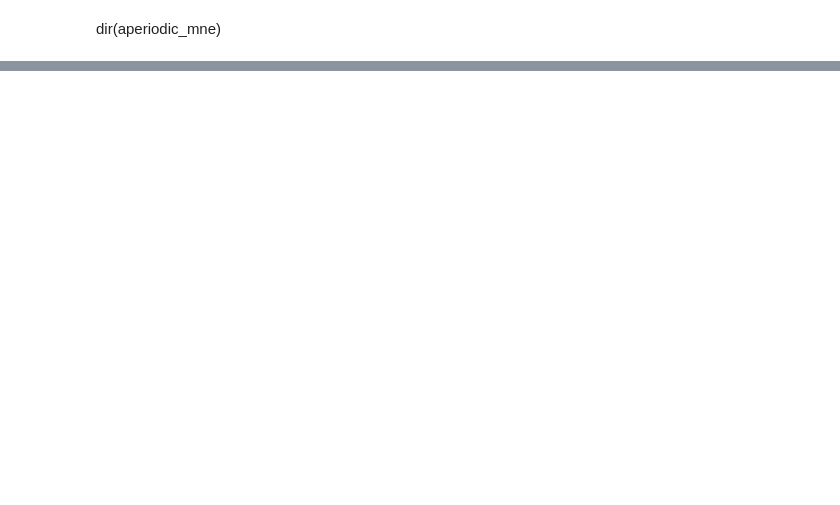
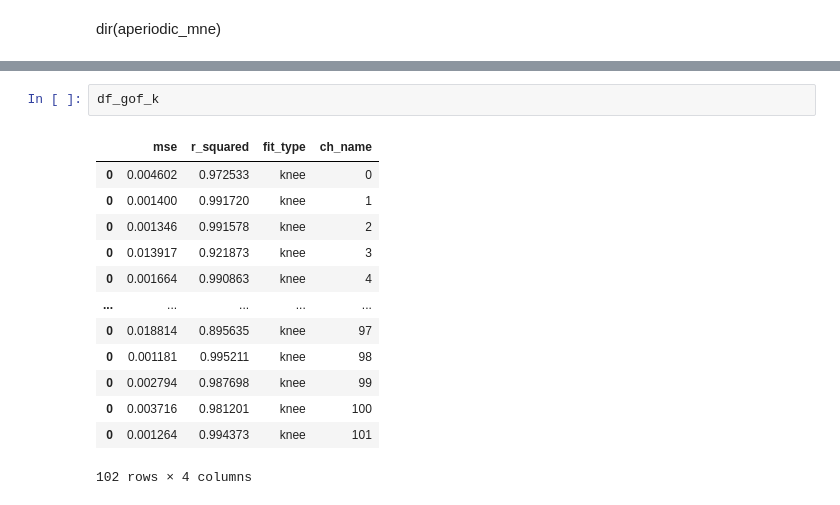
Before and after one commit to schmidtfa/pyrasa, a Jupyter notebook: examples/irasa_mne.ipynb, the cells around one changed output, grey strips where cells are left out. Cells and saved outputs as stored; diff of their text form; blank space fills up the shorter version.

```diff
--- a/examples/irasa_mne.ipynb
+++ b/examples/irasa_mne.ipynb
@@ -212,0 +221,16 @@ Plotting power spectral density (dB=True).
+# %%
+df_gof_k
+# %% [output]
+|  | mse | r_squared | fit_type | ch_name |
+| 0 | 0.004602 | 0.972533 | knee | 0 |
+| 0 | 0.001400 | 0.991720 | knee | 1 |
+| 0 | 0.001346 | 0.991578 | knee | 2 |
+| 0 | 0.013917 | 0.921873 | knee | 3 |
+| 0 | 0.001664 | 0.990863 | knee | 4 |
+| ... | ... | ... | ... | ... |
+| 0 | 0.018814 | 0.895635 | knee | 97 |
+| 0 | 0.001181 | 0.995211 | knee | 98 |
+| 0 | 0.002794 | 0.987698 | knee | 99 |
+| 0 | 0.003716 | 0.981201 | knee | 100 |
+| 0 | 0.001264 | 0.994373 | knee | 101 |
+102 rows × 4 columns
```
Also changed, not shown: parts of 7 cells of this notebook, 3 other files.
